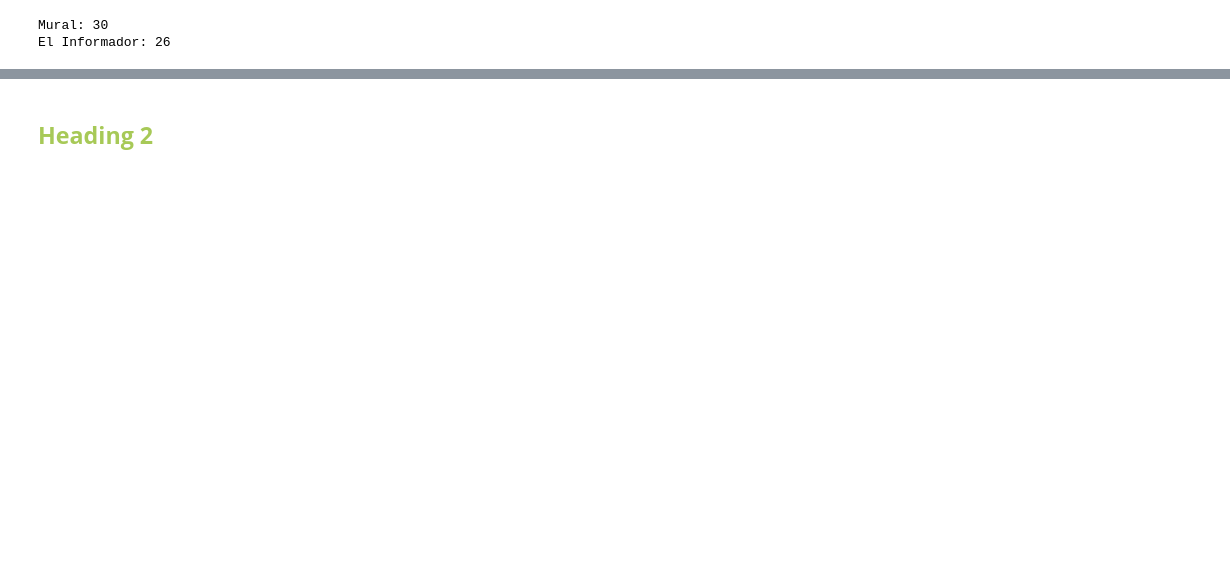
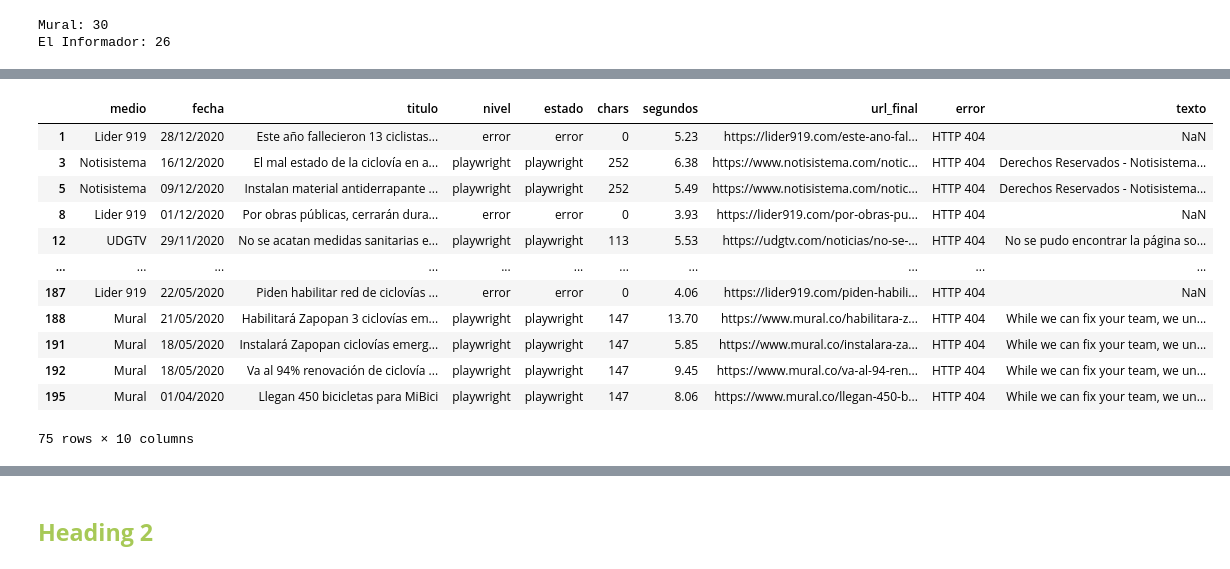
Before and after one commit to OscarRocha22/PAP_MUS_2026, a Jupyter notebook: 1Noticias/EDA.ipynb, the cells around one changed output, grey strips where cells are left out. Drawn from its saved outputs; the diff is of its cells as text; code cells hidden in the pictures; blank space fills up the shorter version.

```diff
--- a/1Noticias/EDA.ipynb
+++ b/1Noticias/EDA.ipynb
@@ -59,0 +137,17 @@ El Informador: 26
+# %%
+error_2020=news2020[news2020['error'].notna()]
+error_2020
+# %% [output]
+|  | medio | fecha | titulo | nivel | estado | chars | segundos | url_final | error | texto |
+| 1 | Lider 919 | 28/12/2020 | Este año fallecieron 13 ciclistas... | error | error | 0 | 5.23 | https://lider919.com/este-ano-fal... | HTTP 404 | NaN |
+| 3 | Notisistema | 16/12/2020 | El mal estado de la ciclovía en a... | playwright | playwright | 252 | 6.38 | https://www.notisistema.com/notic... | HTTP 404 | Derechos Reservados - Notisistema... |
+| 5 | Notisistema | 09/12/2020 | Instalan material antiderrapante ... | playwright | playwright | 252 | 5.49 | https://www.notisistema.com/notic... | HTTP 404 | Derechos Reservados - Notisistema... |
+| 8 | Lider 919 | 01/12/2020 | Por obras públicas, cerrarán dura... | error | error | 0 | 3.93 | https://lider919.com/por-obras-pu... | HTTP 404 | NaN |
+| 12 | UDGTV | 29/11/2020 | No se acatan medidas sanitarias e... | playwright | playwright | 113 | 5.53 | https://udgtv.com/noticias/no-se-... | HTTP 404 | No se pudo encontrar la página so... |
+| ... | ... | ... | ... | ... | ... | ... | ... | ... | ... | ... |
+| 187 | Lider 919 | 22/05/2020 | Piden habilitar red de ciclovías ... | error | error | 0 | 4.06 | https://lider919.com/piden-habili... | HTTP 404 | NaN |
+| 188 | Mural | 21/05/2020 | Habilitará Zapopan 3 ciclovías em... | playwright | playwright | 147 | 13.70 | https://www.mural.co/habilitara-z... | HTTP 404 | While we can fix your team, we un... |
+| 191 | Mural | 18/05/2020 | Instalará Zapopan ciclovías emerg... | playwright | playwright | 147 | 5.85 | https://www.mural.co/instalara-za... | HTTP 404 | While we can fix your team, we un... |
+| 192 | Mural | 18/05/2020 | Va al 94% renovación de ciclovía ... | playwright | playwright | 147 | 9.45 | https://www.mural.co/va-al-94-ren... | HTTP 404 | While we can fix your team, we un... |
+| 195 | Mural | 01/04/2020 | Llegan 450 bicicletas para MiBici | playwright | playwright | 147 | 8.06 | https://www.mural.co/llegan-450-b... | HTTP 404 | While we can fix your team, we un... |
+75 rows × 10 columns
```
Also changed, not shown: parts of 13 cells of this notebook, 7 other files.
